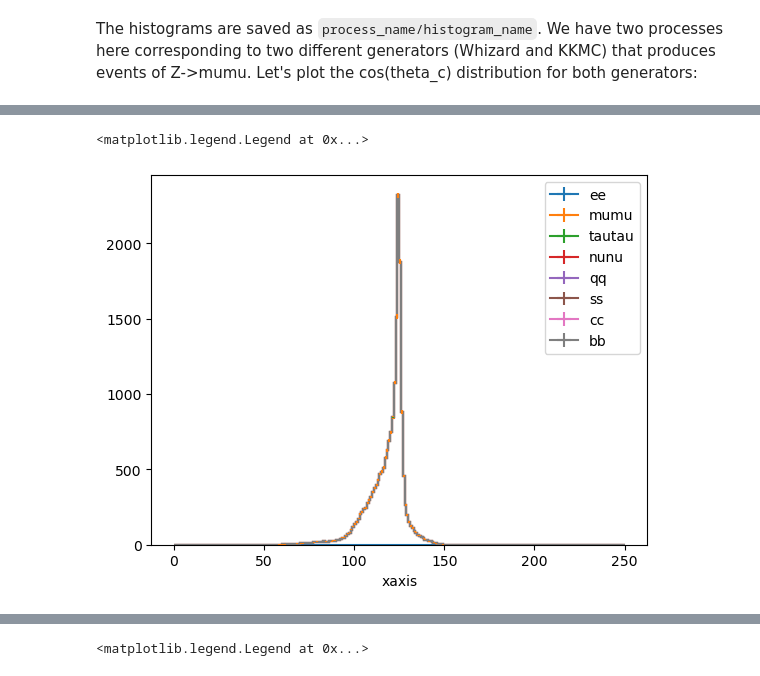
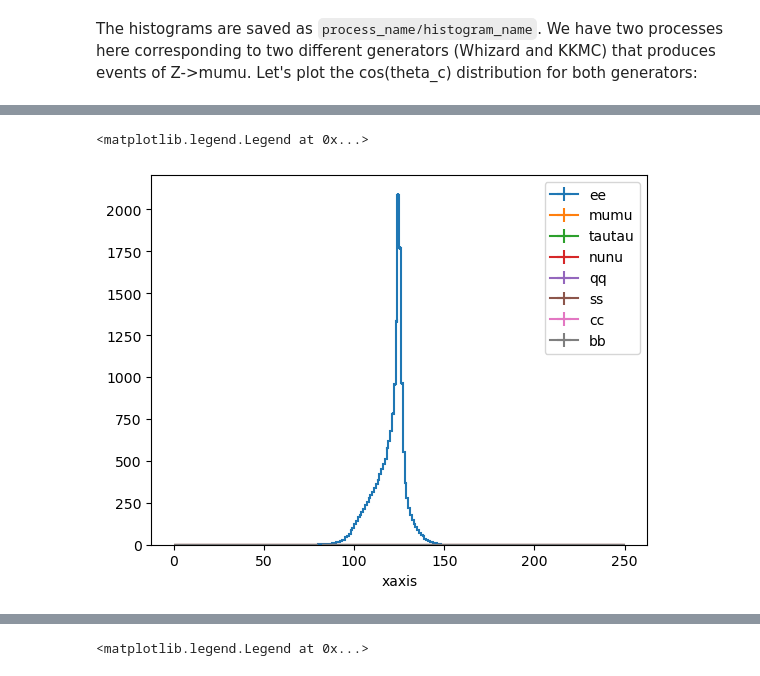
Before and after one commit to ilsanford/FCCAnalyzer, a Jupyter notebook: analyses/h_bb/h_bb.ipynb, the cells around one changed output, grey strips where cells are left out. Cells and saved outputs as stored; diff of their text form; code cells hidden in the pictures.

Commit message:
fixed histograms and added acolinearity cut

```diff
--- a/analyses/h_bb/h_bb.ipynb
+++ b/analyses/h_bb/h_bb.ipynb
@@ -18,9 +29,9 @@ The histograms are saved as `process_name/histogram_name`. We have two processes
 # %%
 z_products = ['ee', 'mumu', 'tautau', 'nunu', 'qq', 'ss', 'cc', 'bb']
 
-hists = [f_mumu[f'wzp6_ee_{i}H_Hbb_ecm240/zqq_m'].to_hist() for i in z_products]
-hep.histplot(hists, label=z_products, stack=True)
+hists = [f_mumu[f'wzp6_ee_{i}H_Hbb_ecm240/zelectrons_m'].to_hist() for i in z_products]
+hep.histplot(hists, label=z_products)#, stack=True)
 plt.legend()
 # %% [output]
 <matplotlib.legend.Legend at 0x...>
-[figure, old version]
+[figure, new version]
```
Also changed, not shown: parts of 4 cells of this notebook, 1 other file.
